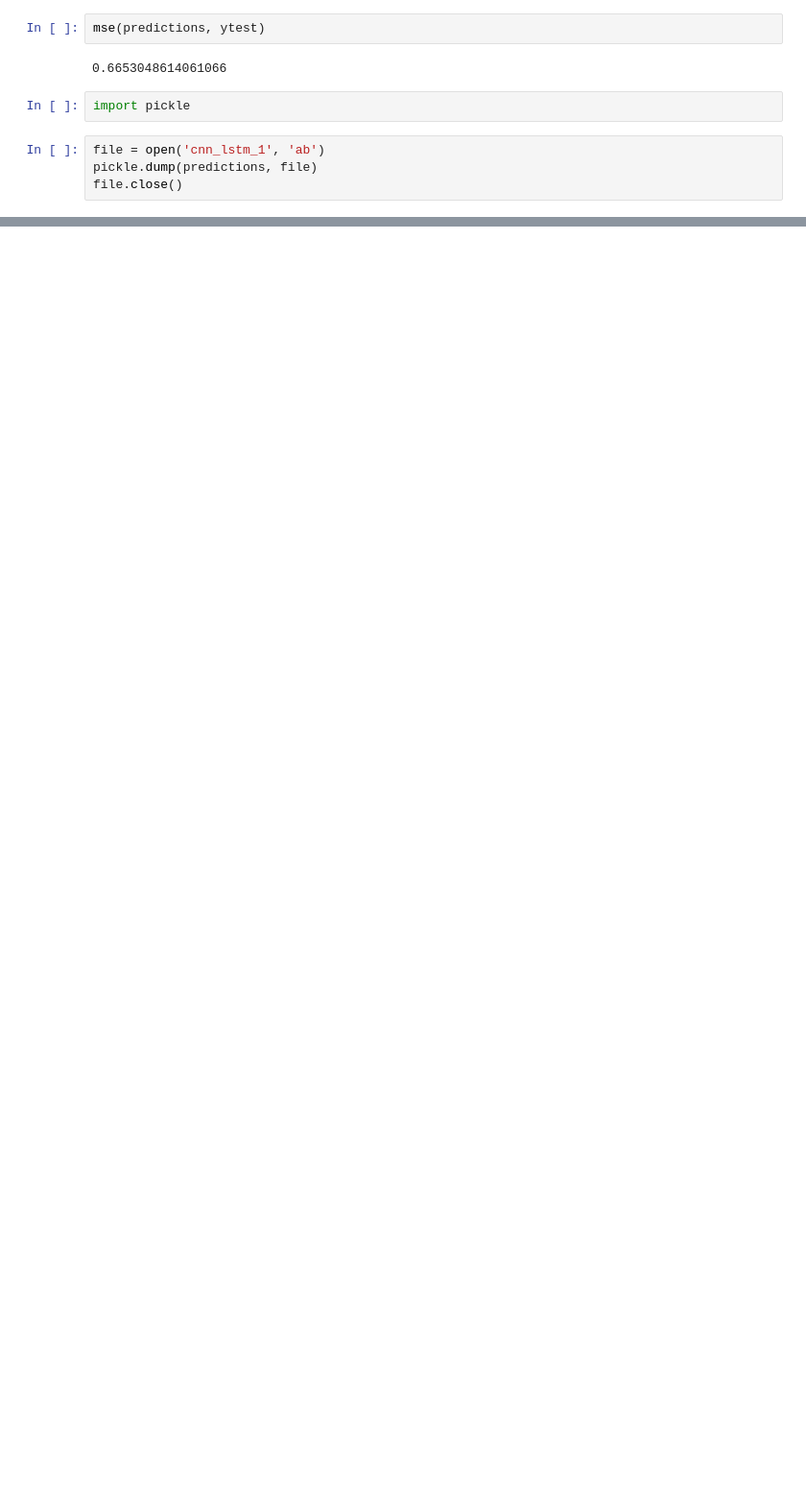
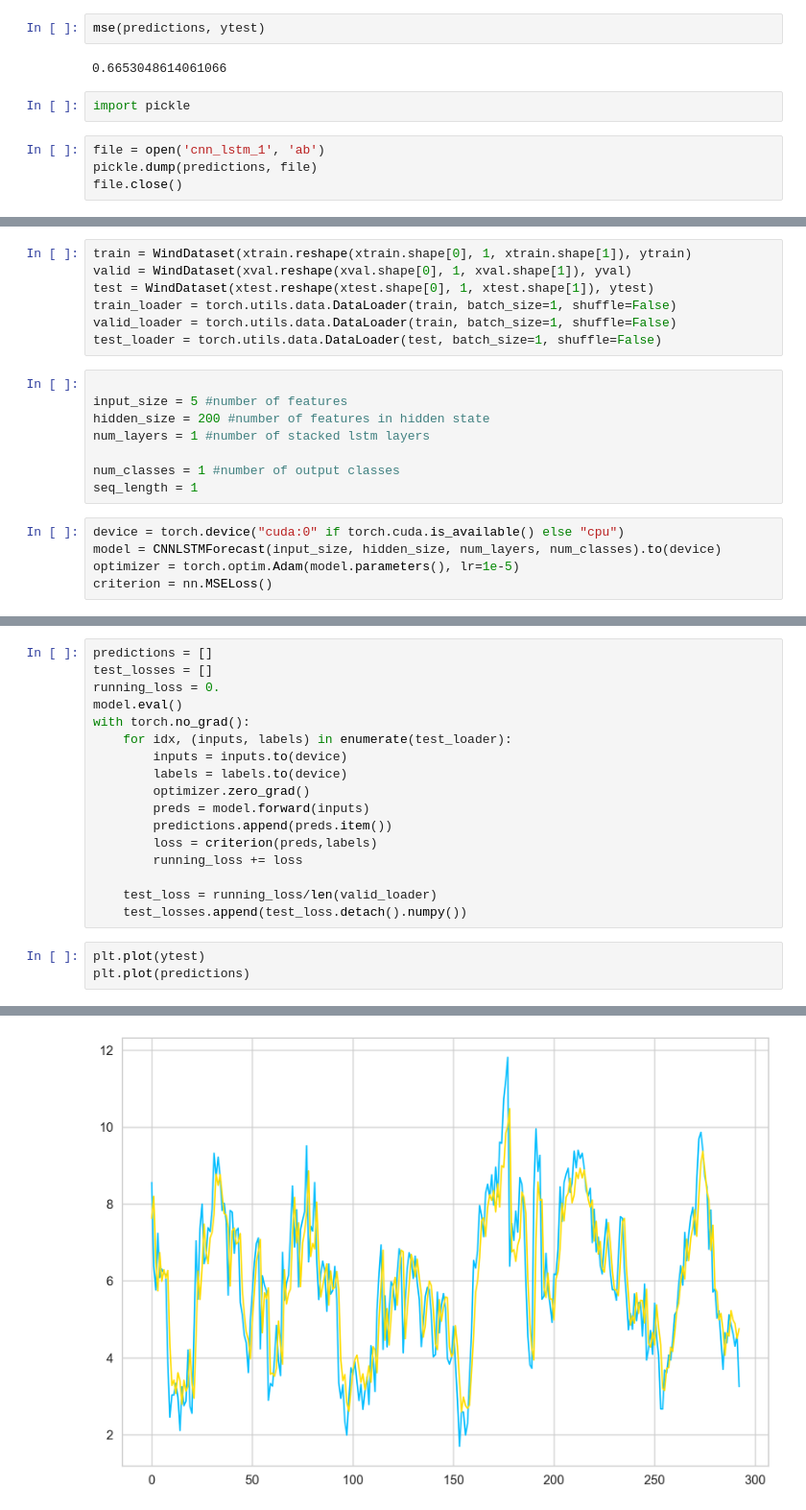
Before and after one commit to ephrem-admasu/windspeed_prediction, a Jupyter notebook: CNN_LSTM.ipynb, the cells around one changed output, grey strips where cells are left out. Shown at 96% size. Drawn from its saved outputs; the diff is of its cells as text; blank space fills up the shorter version.

```diff
--- a/CNN_LSTM.ipynb
+++ b/CNN_LSTM.ipynb
@@ -232,0 +253,20 @@ file.close()
+# %%
+train = WindDataset(xtrain.reshape(xtrain.shape[0], 1, xtrain.shape[1]), ytrain)
+valid = WindDataset(xval.reshape(xval.shape[0], 1, xval.shape[1]), yval)
+test = WindDataset(xtest.reshape(xtest.shape[0], 1, xtest.shape[1]), ytest)
+train_loader = torch.utils.data.DataLoader(train, batch_size=1, shuffle=False)
+valid_loader = torch.utils.data.DataLoader(train, batch_size=1, shuffle=False)
+test_loader = torch.utils.data.DataLoader(test, batch_size=1, shuffle=False)
+# %%
+
+input_size = 5 #number of features
+hidden_size = 200 #number of features in hidden state
+num_layers = 1 #number of stacked lstm layers
+
+num_classes = 1 #number of output classes
+seq_length = 1
+# %%
+device = torch.device("cuda:0" if torch.cuda.is_available() else "cpu")
+model = CNNLSTMForecast(input_size, hidden_size, num_layers, num_classes).to(device)
+optimizer = torch.optim.Adam(model.parameters(), lr=1e-5)
+criterion = nn.MSELoss()
@@ -232,0 +360,21 @@ file.close()
+# %%
+predictions = []
+test_losses = []
+running_loss = 0.
+model.eval()
+with torch.no_grad():
+    for idx, (inputs, labels) in enumerate(test_loader):
+        inputs = inputs.to(device)
+        labels = labels.to(device)
+        optimizer.zero_grad()
+        preds = model.forward(inputs)
+        predictions.append(preds.item())
+        loss = criterion(preds,labels)
+        running_loss += loss
+
+    test_loss = running_loss/len(valid_loader)
+    test_losses.append(test_loss.detach().numpy())
+# %%
+plt.plot(ytest)
+plt.plot(predictions)
+# %% [output]
@@ -232,0 +382 @@ file.close()
+[figure, added]
```
Also changed, not shown: parts of 15 cells of this notebook, 5 other files.
